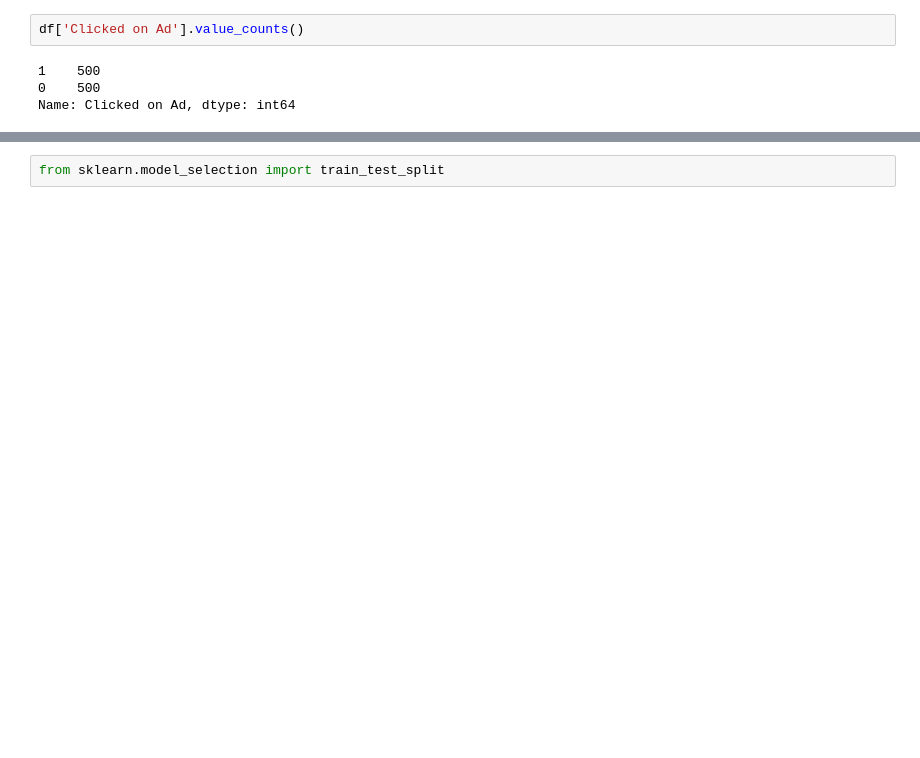
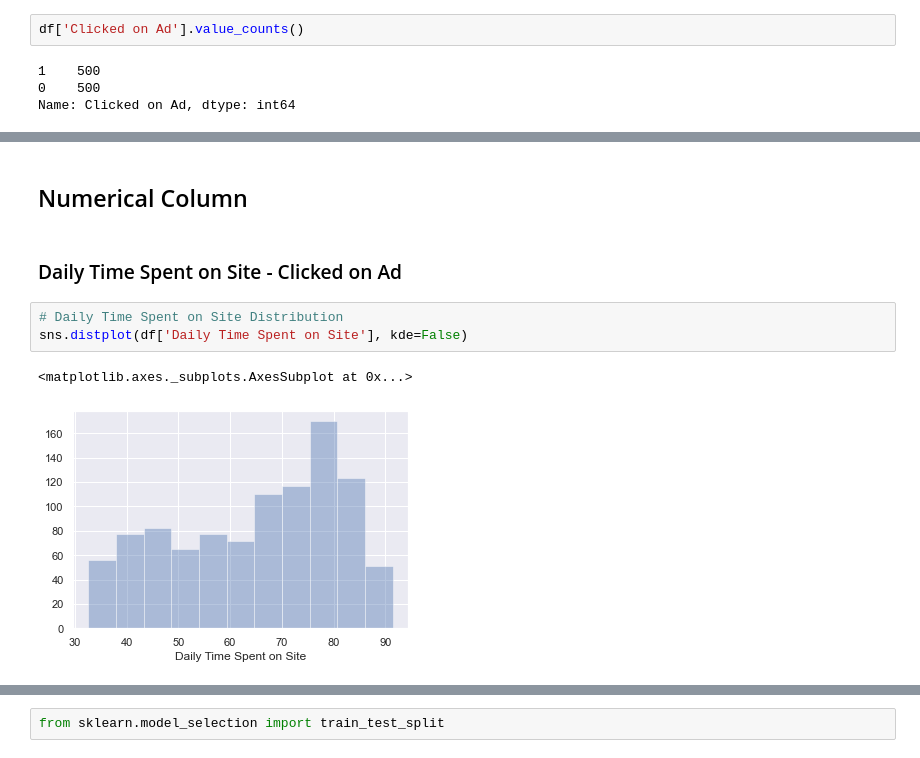
Before and after one commit to GigasTaufan/Clicked_Ads_Prediction_using_Logistic_Regression, a Jupyter notebook: Clicked_ads_Logistic_Regression.ipynb, the cells around one changed output, grey strips where cells are left out. Drawn from its saved outputs; the diff is of its cells as text; blank space fills up the shorter version.

```diff
--- a/Clicked_ads_Logistic_Regression.ipynb
+++ b/Clicked_ads_Logistic_Regression.ipynb
@@ -306,0 +69,10 @@ Name: Clicked on Ad, dtype: int64
+# %% [markdown]
+## Numerical Column
+# %% [markdown]
+### Daily Time Spent on Site - Clicked on Ad
+# %%
+# Daily Time Spent on Site Distribution
+sns.distplot(df['Daily Time Spent on Site'], kde=False)
+# %% [output]
+<matplotlib.axes._subplots.AxesSubplot at 0x...>
+[figure, added]
```
Also changed, not shown: parts of 110 cells of this notebook.
